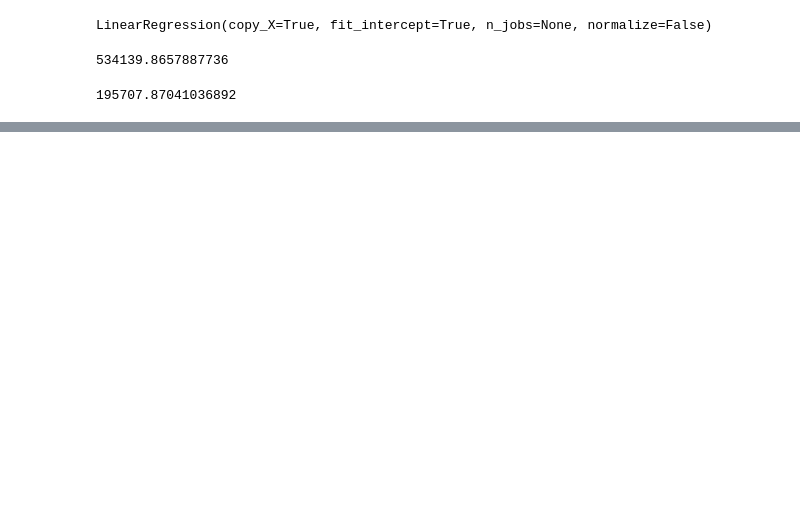
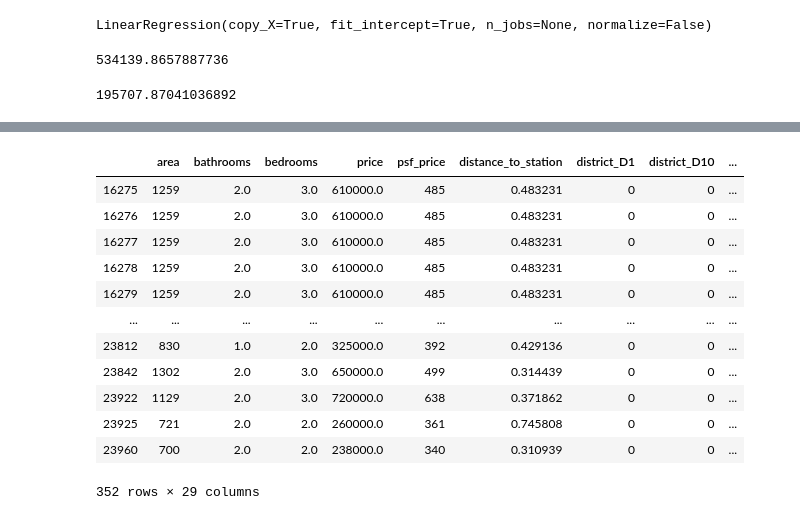
Before and after one commit to justinwyq/sg_property_prices, a Jupyter notebook: model/Property Price Analysis.ipynb, the cells around one changed output, grey strips where cells are left out. Cells and saved outputs as stored; diff of their text form; code cells hidden in the pictures; blank space fills up the shorter version.

Commit message:
initial regression model

```diff
--- a/model/Property Price Analysis.ipynb
+++ b/model/Property Price Analysis.ipynb
@@ -583,7 +769,8 @@ hdb_df
 # %%
 hdb_district_dummies = pd.get_dummies(hdb_df['district'], prefix = 'district')
-hdb_model_df = pd.concat([hdb_df, hdb_district_dummies], axis=1)
-hdb_model_df = hdb_model_df.drop(['address','amenities','description','details','lease','link','name','property_type','psf_price','district','floor_type','floor'],axis=1)
+hdb_station_type_dummies = pd.get_dummies(hdb_df['nearest_station_type'], prefix = 'station_type')
+hdb_model_df = pd.concat([hdb_df, hdb_district_dummies, hdb_station_type_dummies], axis=1)
+hdb_model_df = hdb_model_df.drop(['address','amenities','description','details','lease','link','name','property_type','district','floor_type','floor','built_date','lease_duration','full_address','latitude','longitude','nearest_station','nearest_station_type'],axis=1)
 # %%
 hdb_model_df = hdb_model_df.dropna()
 # %%
@@ -645,0 +865,16 @@ sns.residplot(x='bathrooms',y='price',data=hdb_model_df)
+# %%
+hdb_model_df[hdb_model_df.district_D12==1]
+# %% [output]
+|  | area | bathrooms | bedrooms | price | psf_price | distance_to_station | district_D1 | district_D10 | ... |
+| 16275 | 1259 | 2.0 | 3.0 | 610000.0 | 485 | 0.483231 | 0 | 0 | ... |
+| 16276 | 1259 | 2.0 | 3.0 | 610000.0 | 485 | 0.483231 | 0 | 0 | ... |
+| 16277 | 1259 | 2.0 | 3.0 | 610000.0 | 485 | 0.483231 | 0 | 0 | ... |
+| 16278 | 1259 | 2.0 | 3.0 | 610000.0 | 485 | 0.483231 | 0 | 0 | ... |
+| 16279 | 1259 | 2.0 | 3.0 | 610000.0 | 485 | 0.483231 | 0 | 0 | ... |
+| ... | ... | ... | ... | ... | ... | ... | ... | ... | ... |
+| 23812 | 830 | 1.0 | 2.0 | 325000.0 | 392 | 0.429136 | 0 | 0 | ... |
+| 23842 | 1302 | 2.0 | 3.0 | 650000.0 | 499 | 0.314439 | 0 | 0 | ... |
+| 23922 | 1129 | 2.0 | 3.0 | 720000.0 | 638 | 0.371862 | 0 | 0 | ... |
+| 23925 | 721 | 2.0 | 2.0 | 260000.0 | 361 | 0.745808 | 0 | 0 | ... |
+| 23960 | 700 | 2.0 | 2.0 | 238000.0 | 340 | 0.310939 | 0 | 0 | ... |
+352 rows × 29 columns
```
Also changed, not shown: parts of 65 cells of this notebook, 5 other files.
